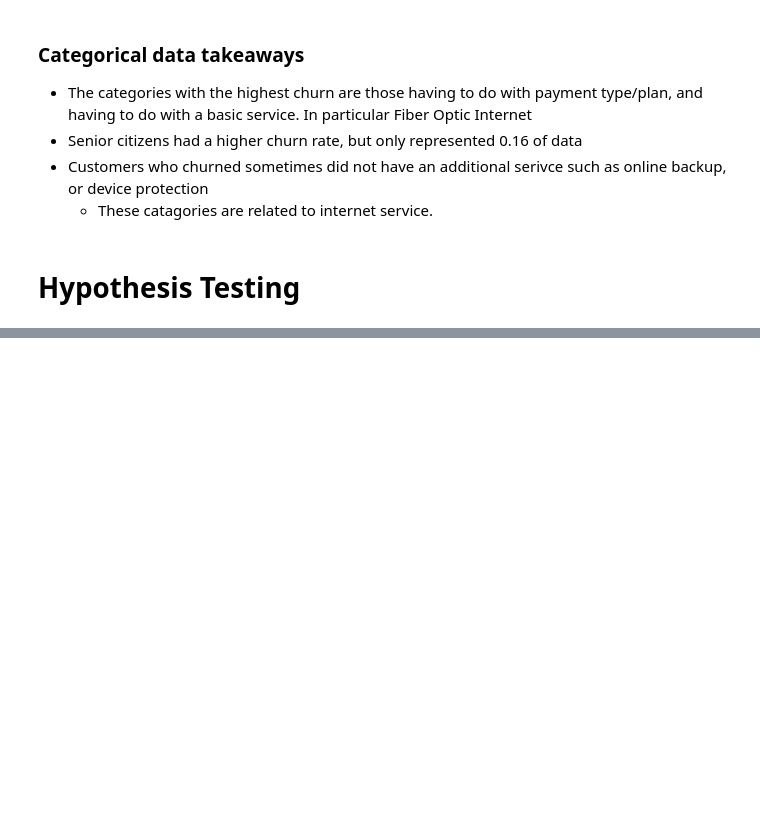
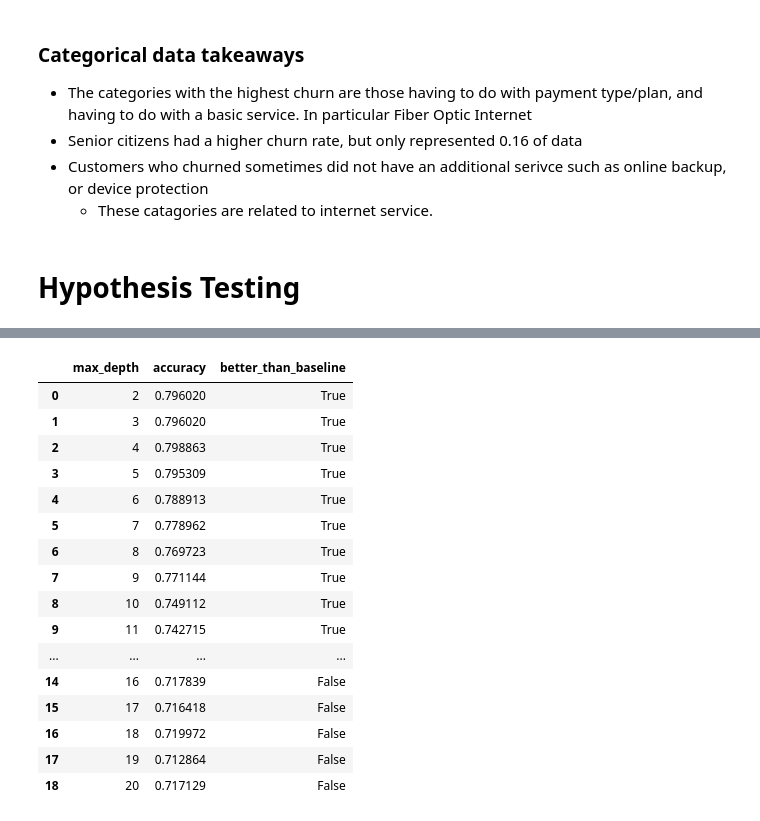
Before and after one commit to stephenfitzsimon/telco_churn_classification, a Jupyter notebook: data_exploration_notes.ipynb, the cells around one changed output, grey strips where cells are left out. Cells and saved outputs as stored; diff of their text form; code cells hidden in the pictures; blank space fills up the shorter version.

```diff
--- a/data_exploration_notes.ipynb
+++ b/data_exploration_notes.ipynb
@@ -245,0 +405,35 @@ chi_tests[(chi_tests.reject_null == True) & (chi_tests.test_categories.str.conta
+# %%
+outputs = []
+
+for i in range(2,num_tree_depth+1):
+    clf = DecisionTreeClassifier(max_depth=i, random_state=rand_seed)
+    clf = clf.fit(X_train, y_train)
+    y_pred = clf.predict(X_validate)
+    metrics_dict = metrics.classification_report(y_validate, y_pred, output_dict=True)
+    output = {
+        'max_depth': i,
+        'accuracy': metrics_dict['accuracy'],
+        'better_than_baseline':metrics_dict['accuracy'] > baseline_accuracy
+    }
+    outputs.append(output)
+# %%
+tree_validate_models = pd.DataFrame(outputs)
+tree_validate_models
+# %% [output]
+|  | max_depth | accuracy | better_than_baseline |
+| 0 | 2 | 0.796020 | True |
+| 1 | 3 | 0.796020 | True |
+| 2 | 4 | 0.798863 | True |
+| 3 | 5 | 0.795309 | True |
+| 4 | 6 | 0.788913 | True |
+| 5 | 7 | 0.778962 | True |
+| 6 | 8 | 0.769723 | True |
+| 7 | 9 | 0.771144 | True |
+| 8 | 10 | 0.749112 | True |
+| 9 | 11 | 0.742715 | True |
+| ... | ... | ... | ... |
+| 14 | 16 | 0.717839 | False |
+| 15 | 17 | 0.716418 | False |
+| 16 | 18 | 0.719972 | False |
+| 17 | 19 | 0.712864 | False |
+| 18 | 20 | 0.717129 | False |
```
Also changed, not shown: parts of 30 cells of this notebook.
